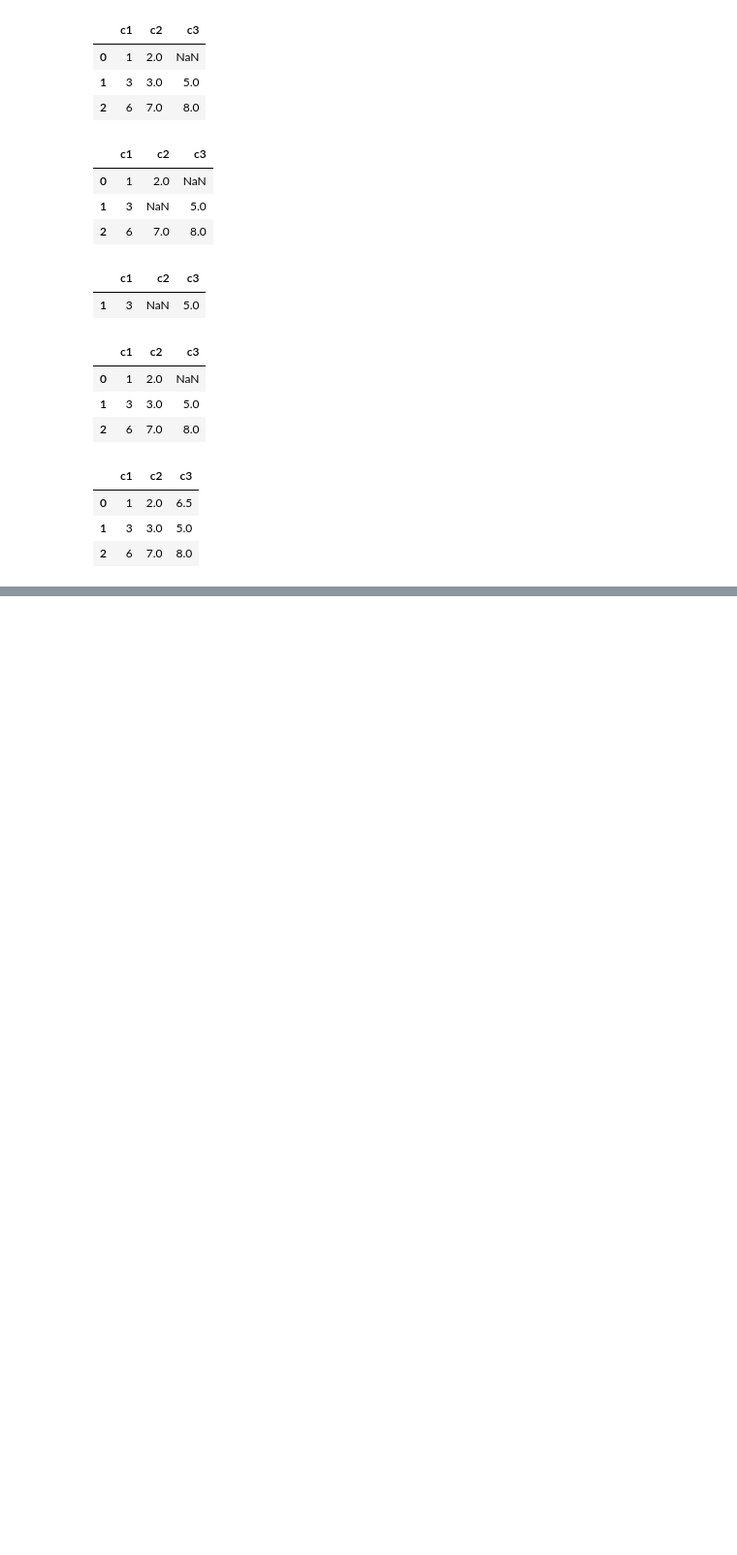
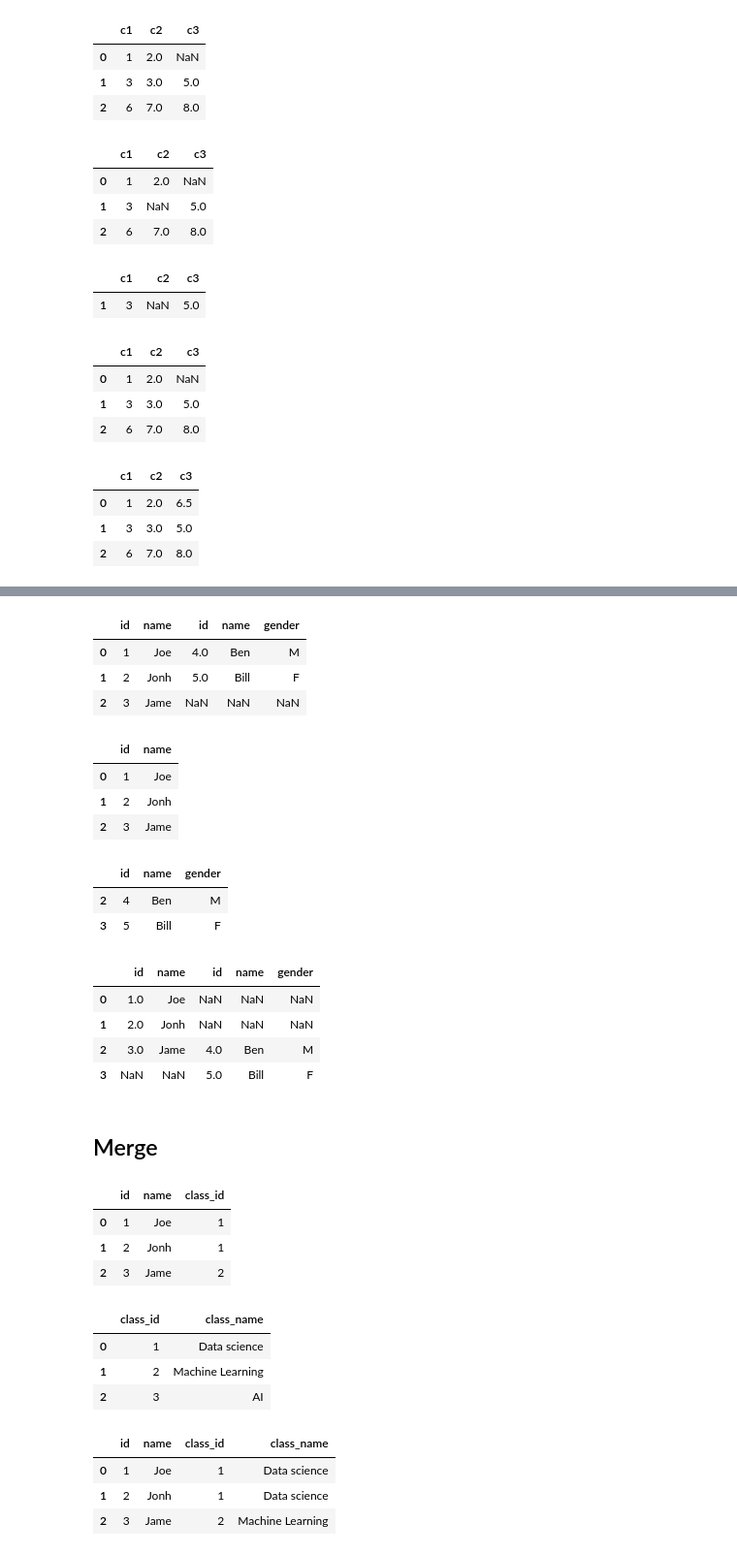
Before and after one commit to vengleab/sunrise-data-science-2024, a Jupyter notebook: Python-for-data-science/pandas.ipynb, the cells around one changed output, grey strips where cells are left out. Shown: that part at 97% size. Saved outputs shown, nothing was run; the diff lists cells and outputs as text; code cells hidden in the pictures; blank space fills up the shorter version.

Commit message:
07 Part4 Pandas - Merge & Join Strategy

```diff
--- a/Python-for-data-science/pandas.ipynb
+++ b/Python-for-data-science/pandas.ipynb
@@ -528,0 +667,79 @@ data
+# %%
+pd.concat([data, data2], axis=1)
+# %% [output]
+|  | id | name | id | name | gender |
+| 0 | 1 | Joe | 4.0 | Ben | M |
+| 1 | 2 | Jonh | 5.0 | Bill | F |
+| 2 | 3 | Jame | NaN | NaN | NaN |
+# %%
+data = pd.DataFrame({
+    "id": [1,2,3],
+    "name": ["Joe", "Jonh", "Jame"]
+},
+index = [0,1,2]
+)
+
+data2 = pd.DataFrame({
+    "id": [4,5],
+    "name": ["Ben", "Bill"],
+    "gender": ["M", "F"]
+},
+index = [2,3]
+)
+# %%
+data
+# %% [output]
+|  | id | name |
+| 0 | 1 | Joe |
+| 1 | 2 | Jonh |
+| 2 | 3 | Jame |
+# %%
+data2
+# %% [output]
+|  | id | name | gender |
+| 2 | 4 | Ben | M |
+| 3 | 5 | Bill | F |
+# %%
+
+pd.concat([data, data2], axis=1)
+# %% [output]
+|  | id | name | id | name | gender |
+| 0 | 1.0 | Joe | NaN | NaN | NaN |
+| 1 | 2.0 | Jonh | NaN | NaN | NaN |
+| 2 | 3.0 | Jame | 4.0 | Ben | M |
+| 3 | NaN | NaN | 5.0 | Bill | F |
+# %% [markdown]
+## Merge
+# %%
+stu = pd.DataFrame({
+    "id": [1,2,3],
+    "name": ["Joe", "Jonh", "Jame"],
+    "class_id": [1,1,2]
+},
+index = [0,1,2]
+)
+stu
+# %% [output]
+|  | id | name | class_id |
+| 0 | 1 | Joe | 1 |
+| 1 | 2 | Jonh | 1 |
+| 2 | 3 | Jame | 2 |
+# %%
+classes = pd.DataFrame({
+    "class_id": [1,2,3],
+    "class_name": ["Data science", "Machine Learning", "AI"]
+})
+classes
+# %% [output]
+|  | class_id | class_name |
+| 0 | 1 | Data science |
+| 1 | 2 | Machine Learning |
+| 2 | 3 | AI |
+# %%
+new_df = stu.merge(classes, left_on=["class_id"], right_on=["class_id"])
+new_df
+# %% [output]
+|  | id | name | class_id | class_name |
+| 0 | 1 | Joe | 1 | Data science |
+| 1 | 2 | Jonh | 1 | Data science |
+| 2 | 3 | Jame | 2 | Machine Learning |
```
Also changed, not shown: parts of 34 cells of this notebook.
